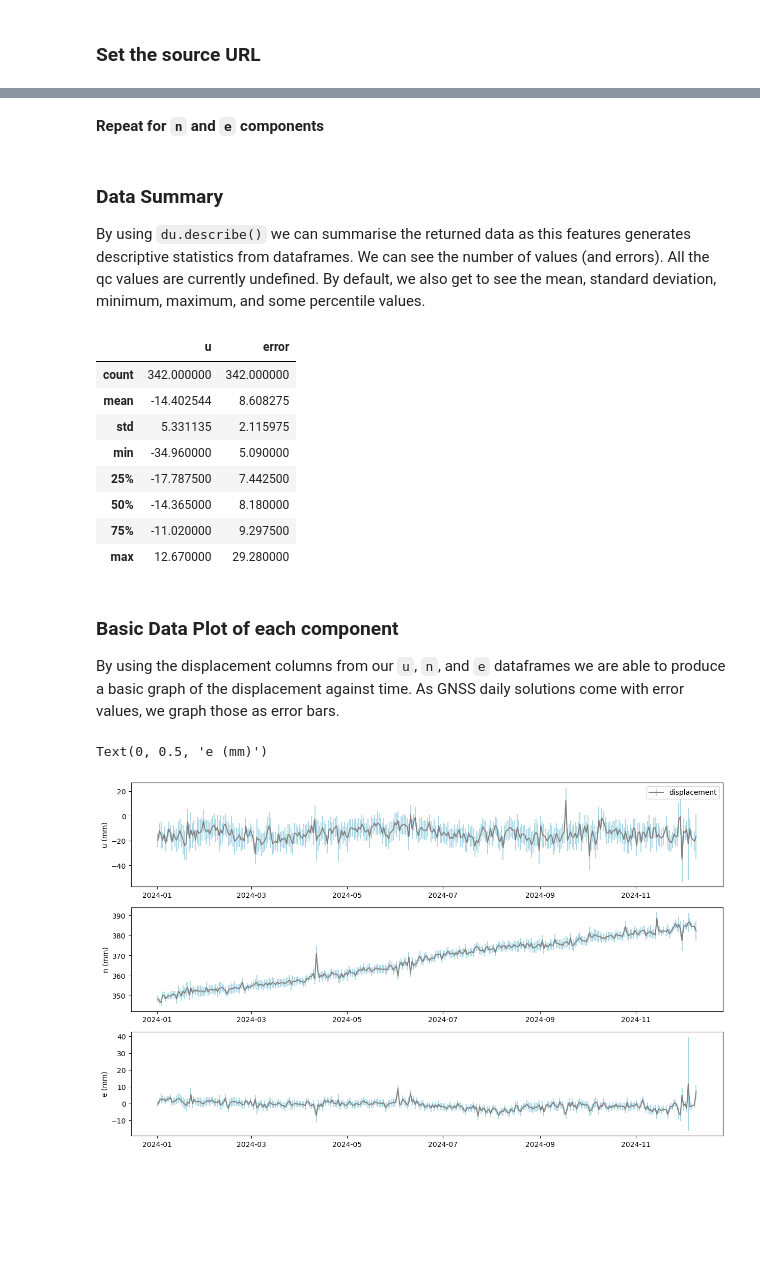
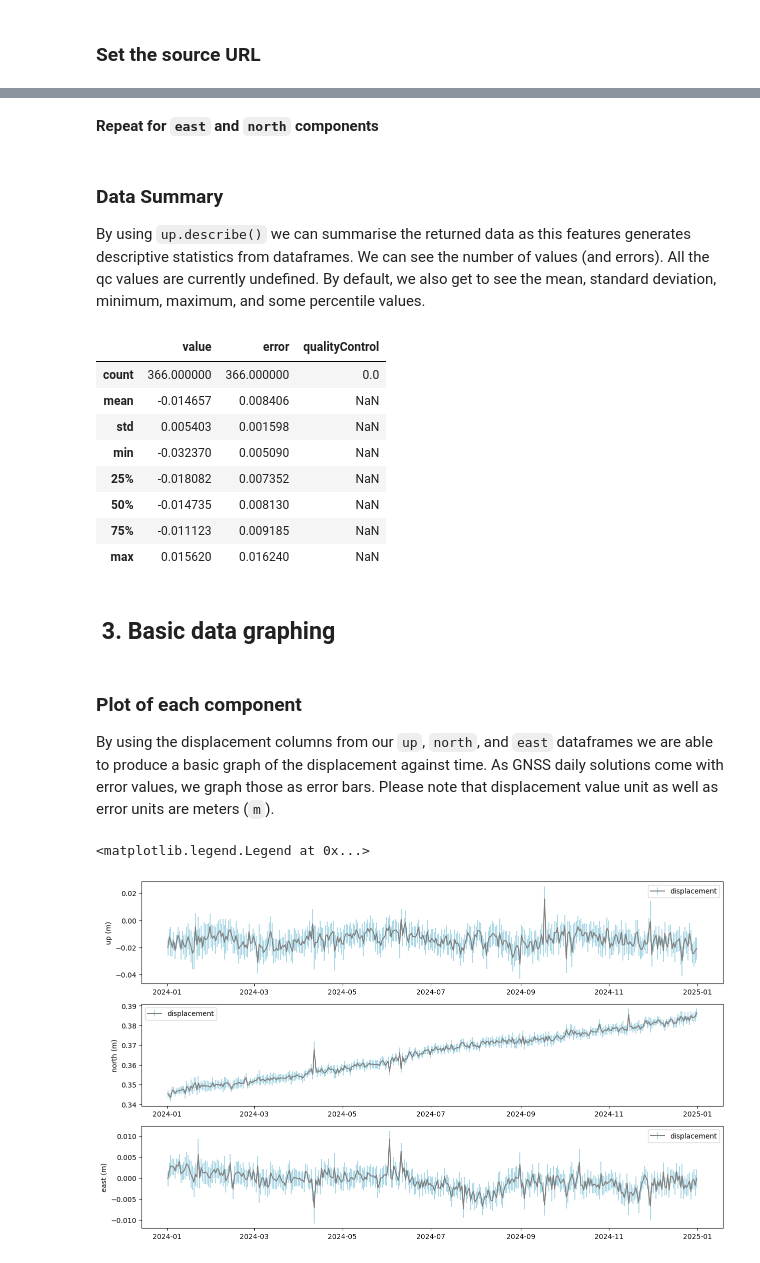
Before and after one commit to GeoNet/data-tutorials, a Jupyter notebook: Volcano/Volcano_data_gnss.ipynb, the cells around one changed output, grey strips where cells are left out. Drawn from its saved outputs; the diff is of its cells as text; code cells hidden in the pictures; blank space fills up the shorter version.

```diff
--- a/Volcano/Volcano_data_gnss.ipynb
+++ b/Volcano/Volcano_data_gnss.ipynb
@@ -55,44 +74,62 @@ u.head()
 # %% [markdown]
-**Repeat for `n` and `e` components**
+**Repeat for `east` and `north` components**
 # %%
-url = base_url+endpoint+'siteID=VGMT&typeID=n'
-n = pd.read_csv(url, usecols=['date-time', ' n (mm)', ' error (mm)'], index_col='date-time', parse_dates=['date-time'])
-n = n['2024-01-01':]
-n.rename(columns={' n (mm)':'n', ' error (mm)':'error'}, inplace=True)
+aspect="east"
+key=f"{station}/{name}/{sensor_code}/{method}/{aspect}"
+url = f"{base_url}/{api_version}/{endpoint}/{domain}/{key}/{startdate}/{enddate}"
 
-url = base_url+endpoint+'siteID=VGMT&typeID=e'
-e = pd.read_csv(url, usecols=['date-time', ' e (mm)', ' error (mm)'], index_col='date-time', parse_dates=['date-time'])
-e = e['2024-01-01':]
-e.rename(columns={' e (mm)':'e', ' error (mm)':'error'}, inplace=True)
+r = requests.get(url, headers={'Accept':'text/csv'})
+east = pd.read_csv(StringIO(r.text),parse_dates=['timestamp'], date_format='ISO8601', index_col='timestamp')
+# %%
+aspect="north"
+key=f"{station}/{name}/{sensor_code}/{method}/{aspect}"
+url = f"{base_url}/{api_version}/{endpoint}/{domain}/{key}/{startdate}/{enddate}"
+
+r = requests.get(url, headers={'Accept':'text/csv'})
+north = pd.read_csv(StringIO(r.text),parse_dates=['timestamp'], date_format='ISO8601', index_col='timestamp')
 # %% [markdown]
 ### Data Summary
-By using `du.describe()` we can summarise the returned data as this features generates descriptive statistics from dataframes. We can see the number of values (and errors). All the qc values are currently undefined. By default, we also get to see the mean, standard deviation, minimum, maximum, and some percentile values.
+By using `up.describe()` we can summarise the returned data as this features generates descriptive statistics from dataframes. We can see the number of values (and errors). All the qc values are currently undefined. By default, we also get to see the mean, standard deviation, minimum, maximum, and some percentile values.
 # %%
-u.describe()
+up.describe()
 # %% [output]
-|  | u | error |
-| count | 342.000000 | 342.000000 |
-| mean | -14.402544 | 8.608275 |
-| std | 5.331135 | 2.115975 |
-| min | -34.960000 | 5.090000 |
-| 25% | -17.787500 | 7.442500 |
-| 50% | -14.365000 | 8.180000 |
-| 75% | -11.020000 | 9.297500 |
-| max | 12.670000 | 29.280000 |
+|  | value | error | qualityControl |
+| count | 366.000000 | 366.000000 | 0.0 |
+| mean | -0.014657 | 0.008406 | NaN |
+| std | 0.005403 | 0.001598 | NaN |
+| min | -0.032370 | 0.005090 | NaN |
+| 25% | -0.018082 | 0.007352 | NaN |
+| 50% | -0.014735 | 0.008130 | NaN |
+| 75% | -0.011123 | 0.009185 | NaN |
+| max | 0.015620 | 0.016240 | NaN |
+# %% [markdown]
+## &nbsp;3. Basic data graphing <a id="section_3"></a>
 # %% [markdown]
-### Basic Data Plot of each component
-By using the displacement columns from our `u`, `n`, and `e` dataframes we are able to produce a basic graph of the displacement against time. As GNSS daily solutions come with error values, we graph those as error bars.
+### Plot of each component
+By using the displacement columns from our `up`, `north`, and `east` dataframes we are able to produce a basic graph of the displacement against time. As GNSS daily solutions come with error values, we graph those as error bars. Please note that displacement value unit as well as error units are meters (`m`).
 # %%
 fig,(axu,axn,axe) = plt.subplots(3,1,figsize=(15,9))
-axu.errorbar(u.index, u['u'], yerr=u['error'], color='grey', ecolor='lightblue', label='displacement')
-axu.set_ylabel('u (mm)')
+
+axu.errorbar(up.index,
+             up.loc[:, 'value'].values,
+             yerr=up.loc[:, 'error'].values,
+             color='grey', ecolor='lightblue', label='displacement')
+axu.set_ylabel('up (m)')
 axu.legend()
 
-axn.errorbar(n.index, n['n'], yerr=n['error'], color='grey', ecolor='lightblue')
-axn.set_ylabel('n (mm)')
+axn.errorbar(north.index,
+             north.loc[:, 'value'].values,
+             yerr=north.loc[:, 'error'].values,
+             color='grey', ecolor='lightblue', label='displacement')
+axn.set_ylabel('north (m)')
+axn.legend()
 
-axe.errorbar(e.index, e['e'], yerr=e['error'], color='grey', ecolor='lightblue')
-axe.set_ylabel('e (mm)')
+axe.errorbar(east.index,
+             east.loc[:, 'value'].values,
+             yerr=east.loc[:, 'error'].values,
+             color='grey', ecolor='lightblue', label='displacement')
+axe.set_ylabel('east (m)')
+axe.legend()
 # %% [output]
-Text(0, 0.5, 'e (mm)')
+<matplotlib.legend.Legend at 0x...>
-[figure, old version]
+[figure, new version]
```
Also changed, not shown: parts of 8 cells of this notebook.
